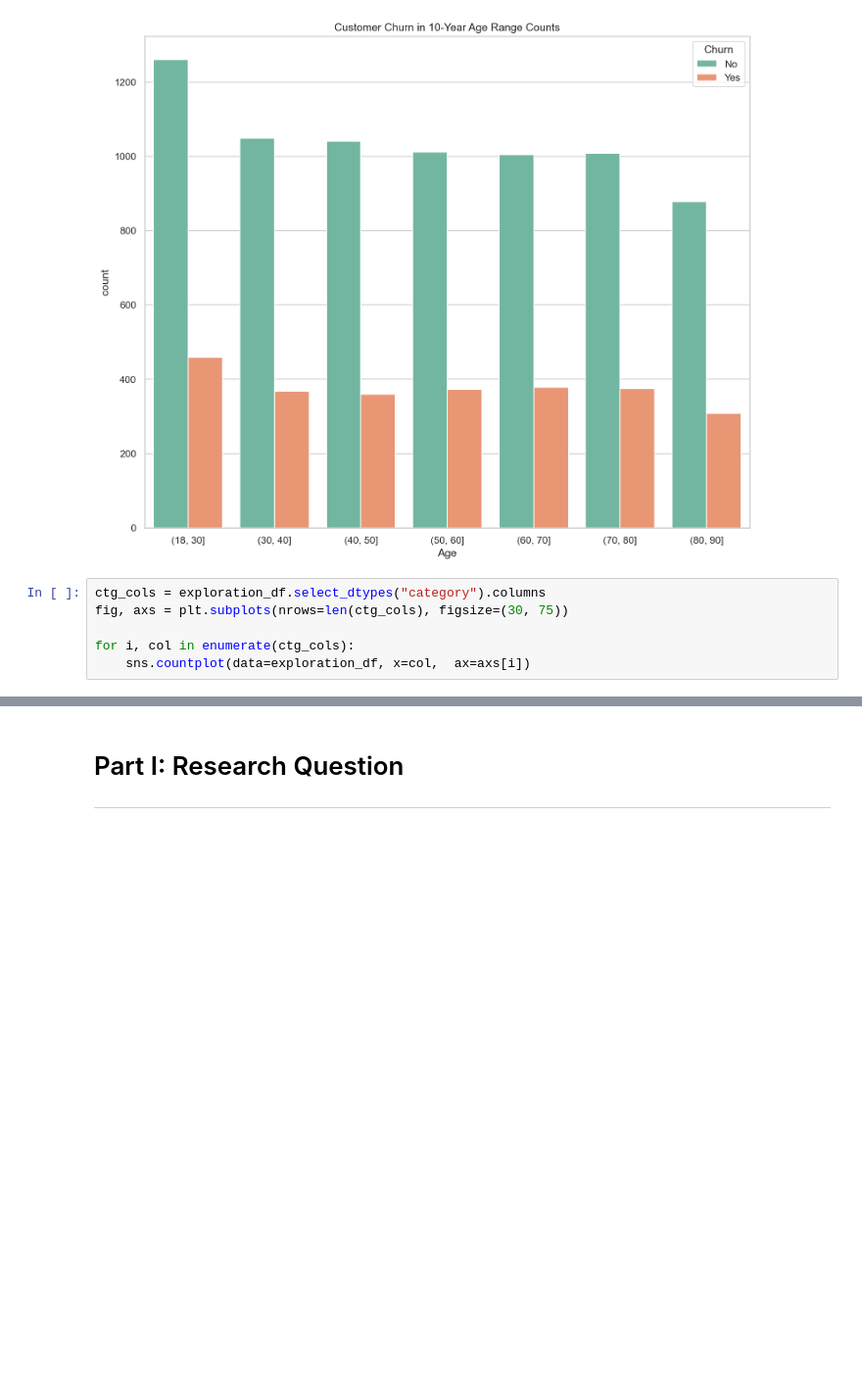
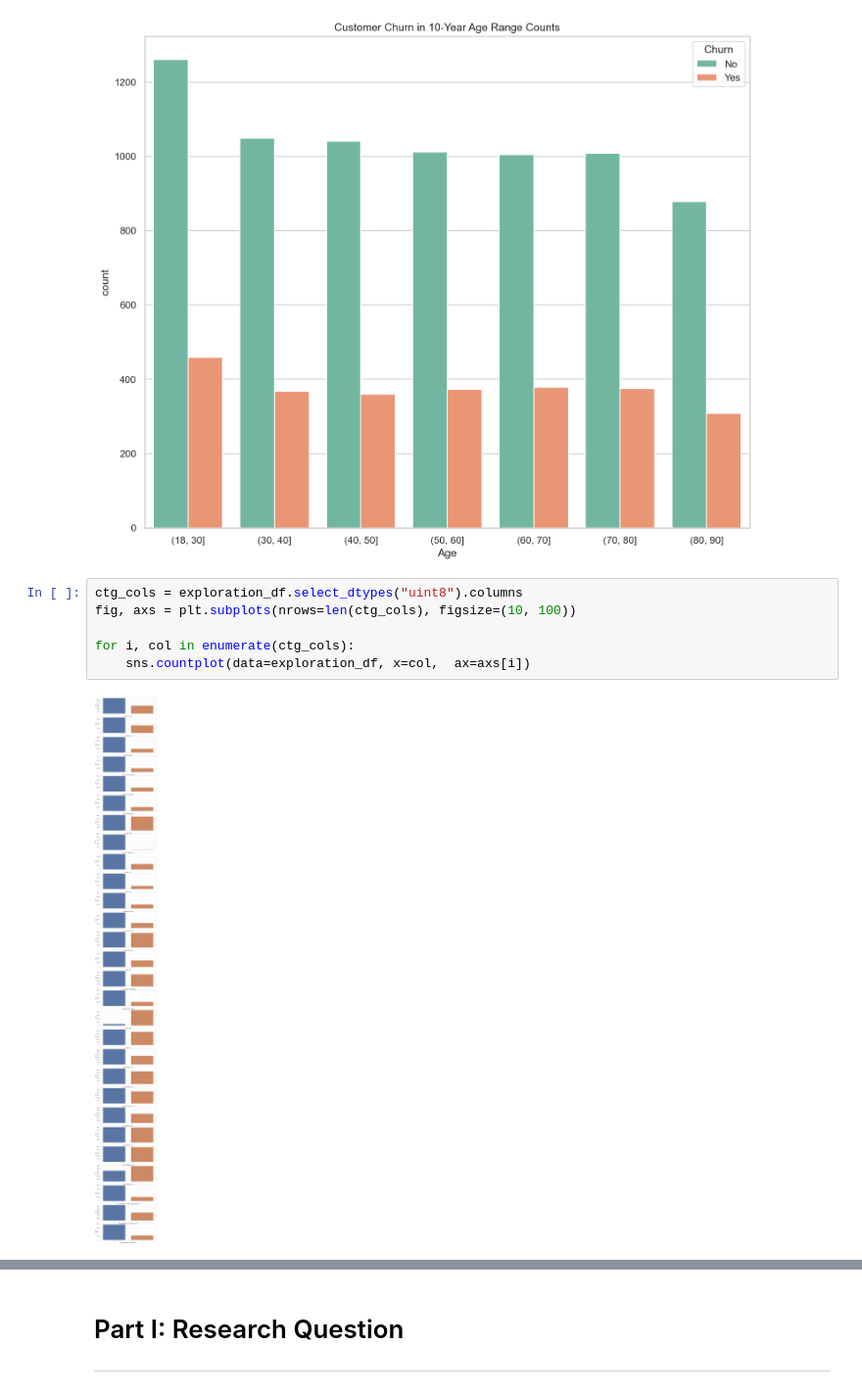
Before and after one commit to chrispaynes/OSDSC-Portfolio, a Jupyter notebook: data_mining/supervised_learning/classification_analysis/classification_analysis.ipynb, the cells around one changed output, grey strips where cells are left out. Shown at 98% size. Cells and saved outputs as stored; diff of their text form; blank space fills up the shorter version.

```diff
--- a/data_mining/supervised_learning/classification_analysis/classification_analysis.ipynb
+++ b/data_mining/supervised_learning/classification_analysis/classification_analysis.ipynb
@@ -233,9 +236,11 @@ _ = sns.countplot(x=age_bins, hue=TARGET_VAR, palette="Set2", data=df).set_title
 # %% [output]
 [figure]
 # %%
-ctg_cols = exploration_df.select_dtypes("category").columns
-fig, axs = plt.subplots(nrows=len(ctg_cols), figsize=(30, 75))
+ctg_cols = exploration_df.select_dtypes("uint8").columns
+fig, axs = plt.subplots(nrows=len(ctg_cols), figsize=(10, 100))
 
 for i, col in enumerate(ctg_cols):
     sns.countplot(data=exploration_df, x=col,  ax=axs[i])
+# %% [output]
+[figure, added]
 # %%
```
Also changed, not shown: parts of 34 cells of this notebook, 2 other files.
